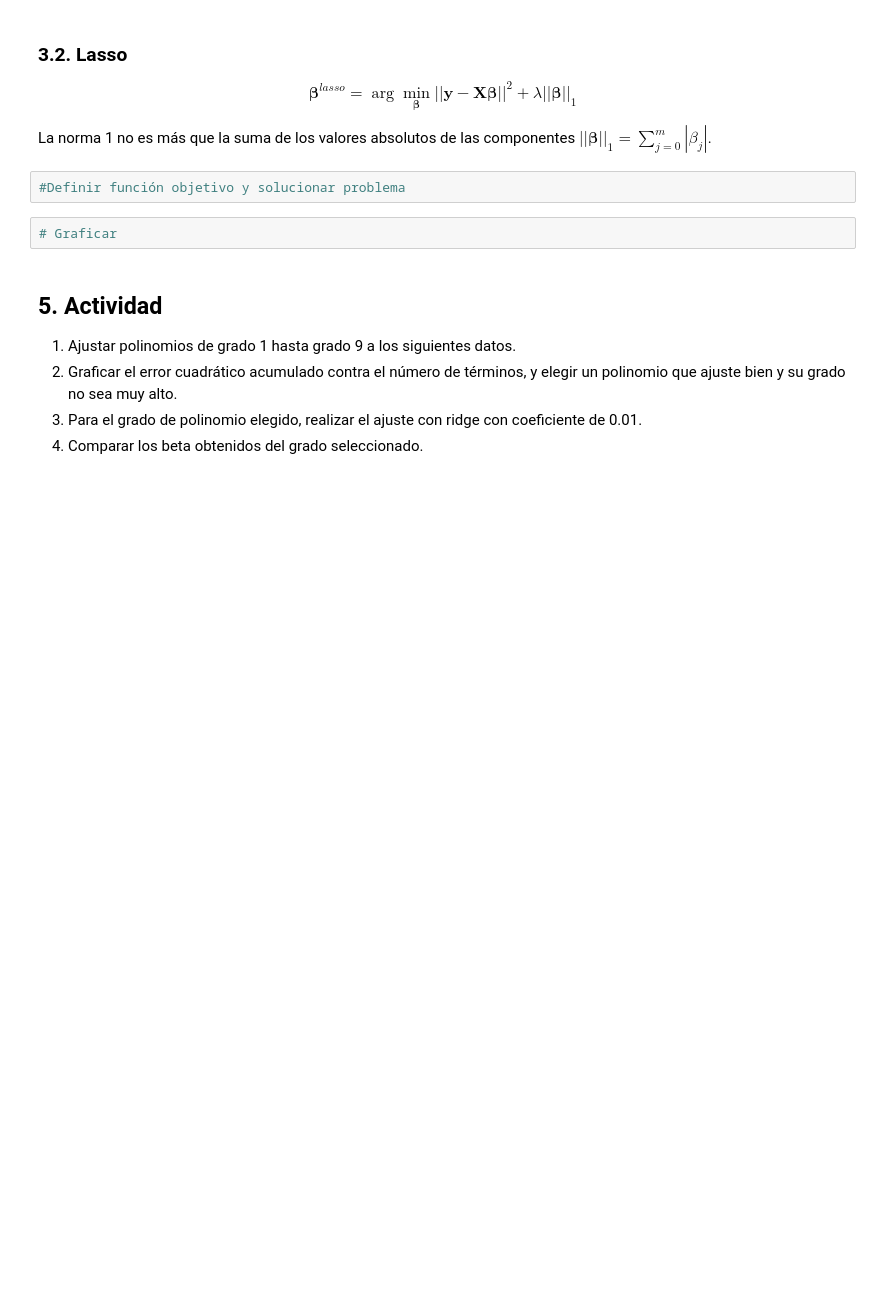
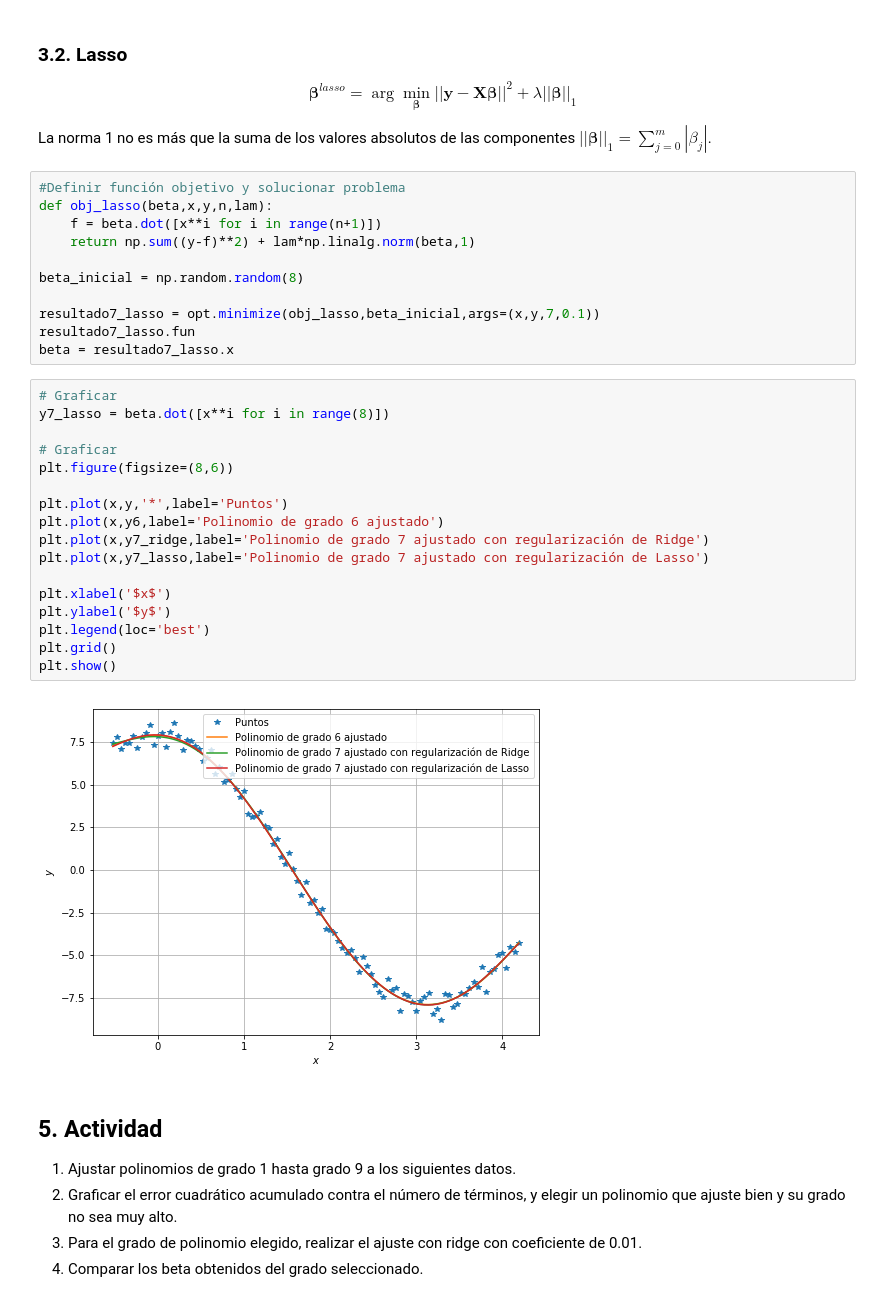
Before and after one commit to nt719581/SimMat2019-Verano, a Jupyter notebook: Módulo 1/Clase6_AjusteCurvas.ipynb, the cells around one changed output. Saved outputs shown, nothing was run; the diff lists cells and outputs as text; blank space fills up the shorter version.

```diff
--- a/Módulo 1/Clase6_AjusteCurvas.ipynb
+++ b/Módulo 1/Clase6_AjusteCurvas.ipynb
@@ -501,10 +594,36 @@ $$\boldsymbol{\beta}^{ridge} = \arg \min_{\boldsymbol{\beta}} \left|\left|\bolds
 $$\boldsymbol{\beta}^{lasso} = \arg \min_{\boldsymbol{\beta}} \left|\left|\boldsymbol{y}-\boldsymbol{X}\boldsymbol{\beta}\right|\right|^2 + \lambda\left|\left|\boldsymbol{\beta}\right|\right|_1$$
 
 La norma 1 no es más que la suma de los valores absolutos de las componentes $\left|\left|\boldsymbol{\beta}\right|\right|_1=\sum_{j=0}^m\left|\beta_j\right|$.
-# %%
-#Definir función objetivo y solucionar problema
-# %%
-# Graficar
+# %%
+#Definir función objetivo y solucionar problema
+def obj_lasso(beta,x,y,n,lam):
+    f = beta.dot([x**i for i in range(n+1)])
+    return np.sum((y-f)**2) + lam*np.linalg.norm(beta,1)
+
+beta_inicial = np.random.random(8)
+
+resultado7_lasso = opt.minimize(obj_lasso,beta_inicial,args=(x,y,7,0.1))
+resultado7_lasso.fun
+beta = resultado7_lasso.x
+# %%
+# Graficar
+y7_lasso = beta.dot([x**i for i in range(8)])
+
+# Graficar
+plt.figure(figsize=(8,6))
+
+plt.plot(x,y,'*',label='Puntos')
+plt.plot(x,y6,label='Polinomio de grado 6 ajustado')
+plt.plot(x,y7_ridge,label='Polinomio de grado 7 ajustado con regularización de Ridge')
+plt.plot(x,y7_lasso,label='Polinomio de grado 7 ajustado con regularización de Lasso')
+
+plt.xlabel('$x$')
+plt.ylabel('$y$')
+plt.legend(loc='best')
+plt.grid()
+plt.show()
+# %% [output]
+[figure, added]
 # %% [markdown]
 ## 5. Actividad
 
```
Also changed, not shown: parts of 28 cells of this notebook.
